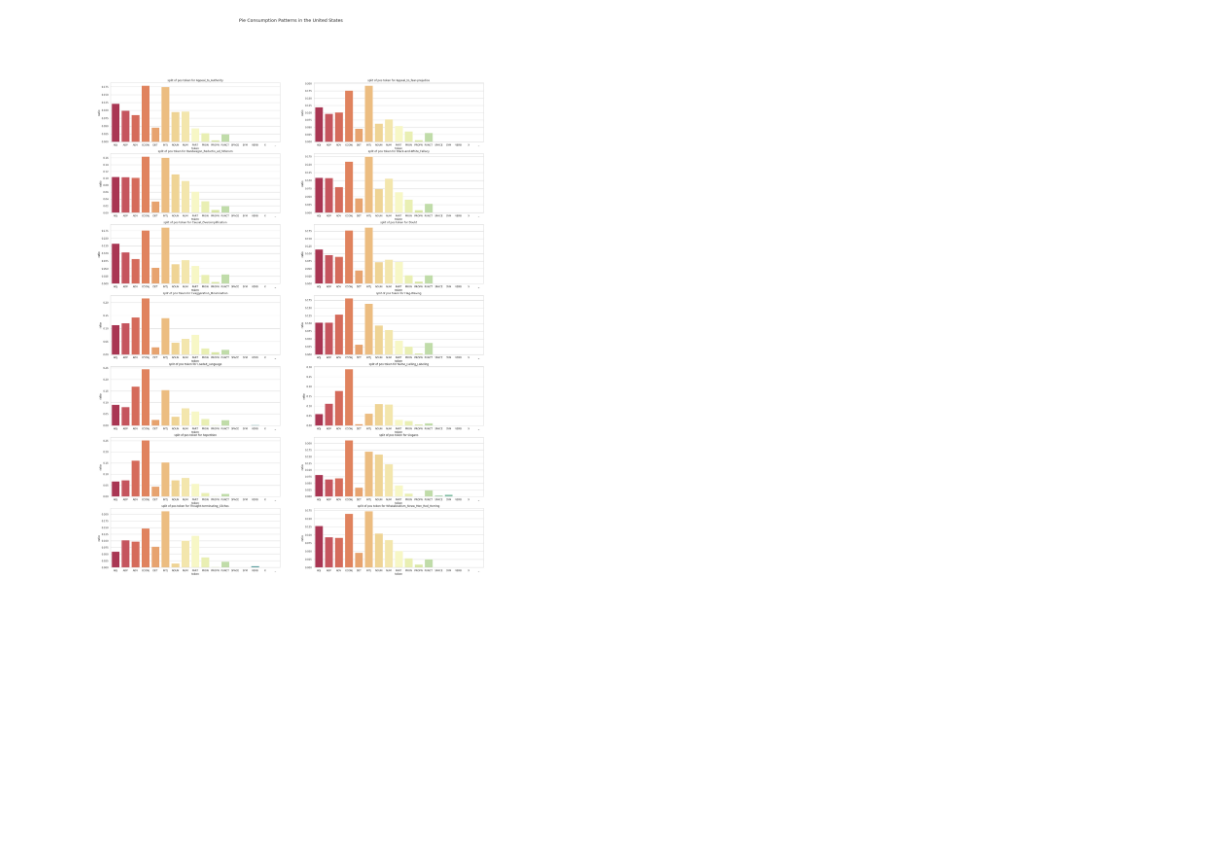
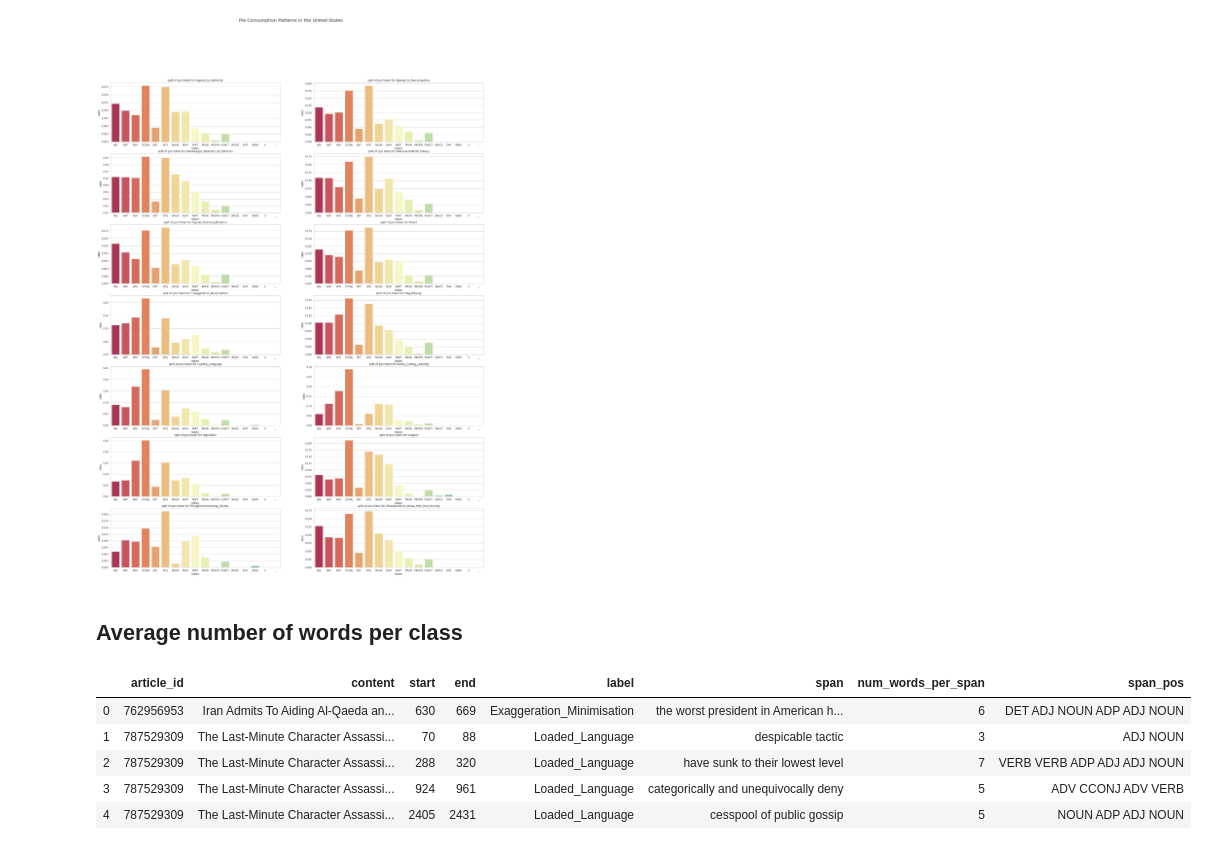
Before and after one commit to oneraghavan/semeval2020, a Jupyter notebook: task11/notebooks/EDA1_raghavan.ipynb, the cells around one changed output. Saved outputs shown, nothing was run; the diff lists cells and outputs as text; code cells hidden in the pictures; blank space fills up the shorter version.

```diff
--- a/task11/notebooks/EDA1_raghavan.ipynb
+++ b/task11/notebooks/EDA1_raghavan.ipynb
@@ -178,3 +178,14 @@ plt.suptitle('Pie Consumption Patterns in the United States', fontsize=20)
 # %% [output]
 Text(0.5, 0.98, 'Pie Consumption Patterns in the United States')
 [figure]
+# %% [markdown]
+## Average number of words per class
+# %%
+article_with_label.head()
+# %% [output]
+|  | article_id | content | start | end | label | span | num_words_per_span | span_pos |
+| 0 | 762956953 | Iran Admits To Aiding Al-Qaeda an... | 630 | 669 | Exaggeration_Minimisation | the worst president in American h... | 6 | DET ADJ NOUN ADP ADJ NOUN |
+| 1 | 787529309 | The Last-Minute Character Assassi... | 70 | 88 | Loaded_Language | despicable tactic | 3 | ADJ NOUN |
+| 2 | 787529309 | The Last-Minute Character Assassi... | 288 | 320 | Loaded_Language | have sunk to their lowest level | 7 | VERB VERB ADP ADJ ADJ NOUN |
+| 3 | 787529309 | The Last-Minute Character Assassi... | 924 | 961 | Loaded_Language | categorically and unequivocally deny | 5 | ADV CCONJ ADV VERB |
+| 4 | 787529309 | The Last-Minute Character Assassi... | 2405 | 2431 | Loaded_Language | cesspool of public gossip | 5 | NOUN ADP ADJ NOUN |
```
Also changed, not shown: parts of 3 cells of this notebook.
